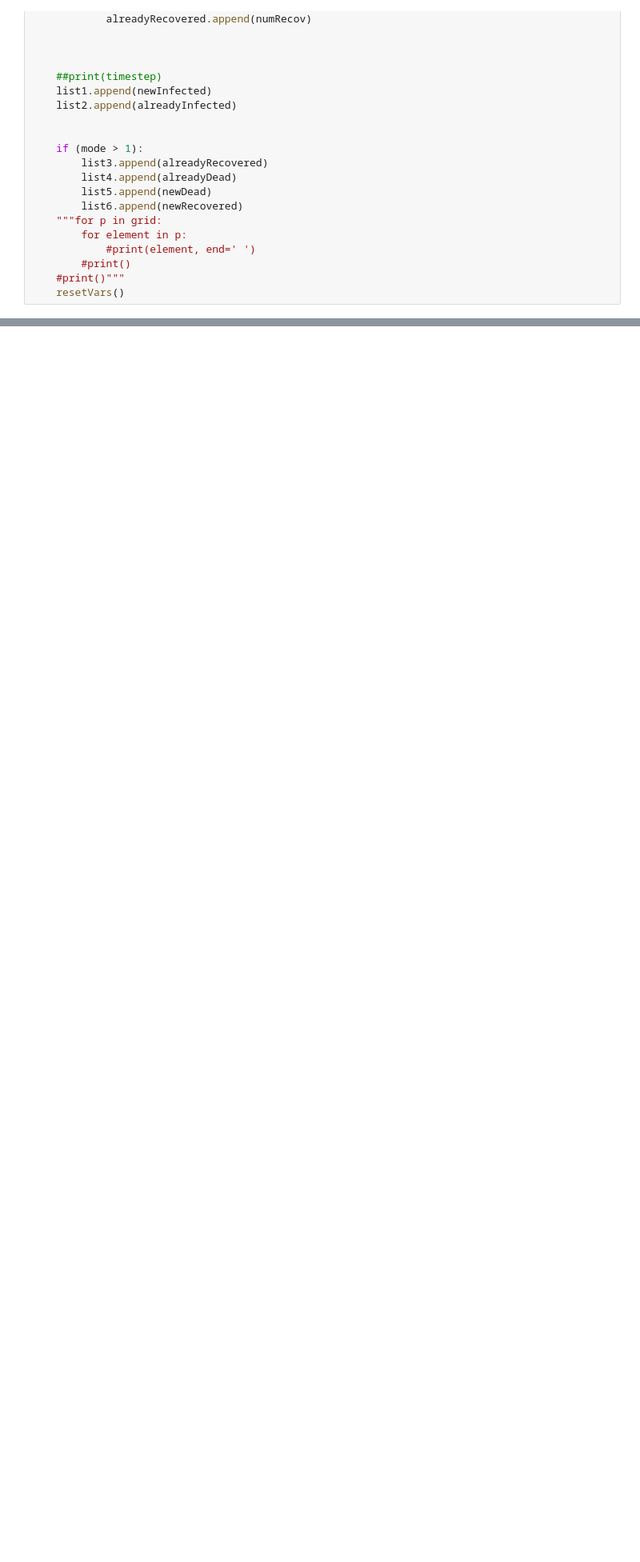
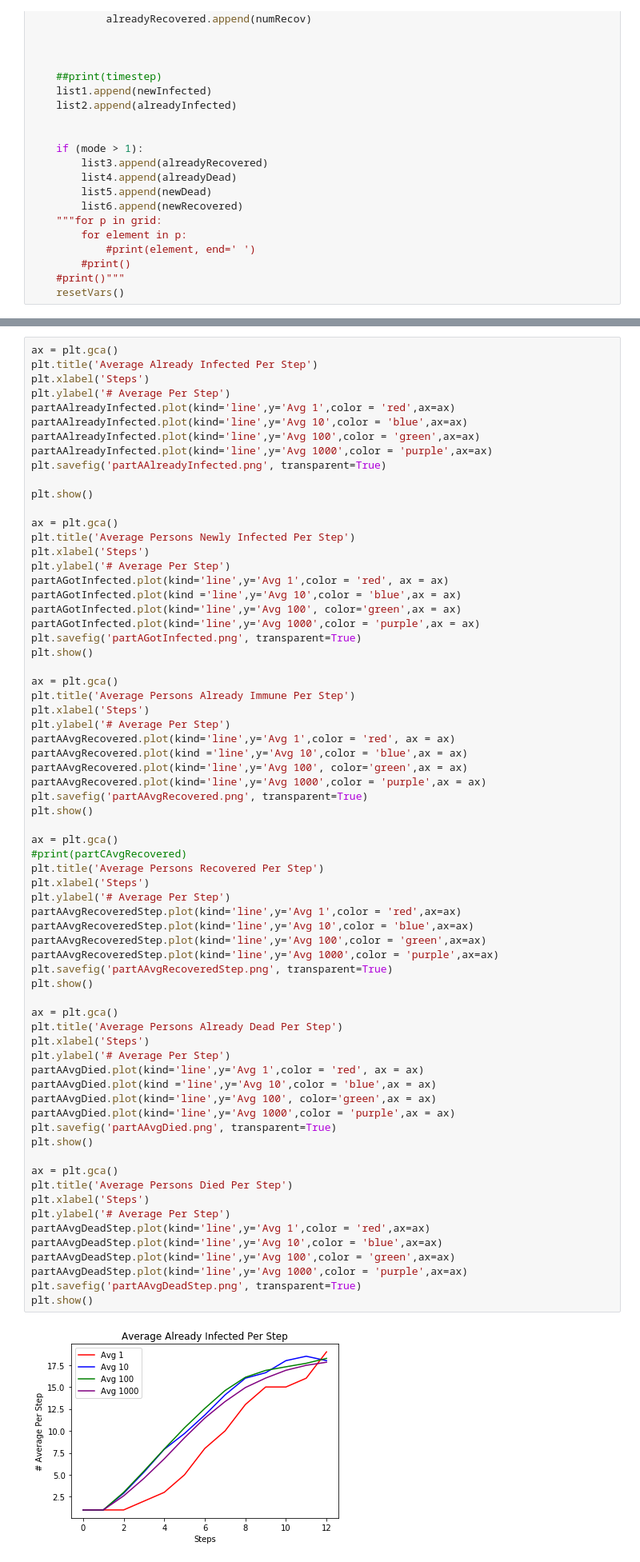
Before and after one commit to CNVanegas/154-COVID-19-SIM, a Jupyter notebook: 154 SimProject.ipynb, the cells around one changed output, grey strips where cells are left out. Shown at 80% size. Drawn from its saved outputs; the diff is of its cells as text; blank space fills up the shorter version.

```diff
--- a/154 SimProject.ipynb
+++ b/154 SimProject.ipynb
@@ -422,0 +417,70 @@ partAAlreadyInfected["Avg 1000"] = tempDF.mean(axis = 0)
+# %%
+ax = plt.gca()
+plt.title('Average Already Infected Per Step')
+plt.xlabel('Steps')
+plt.ylabel('# Average Per Step')
+partAAlreadyInfected.plot(kind='line',y='Avg 1',color = 'red',ax=ax)
+partAAlreadyInfected.plot(kind='line',y='Avg 10',color = 'blue',ax=ax)
+partAAlreadyInfected.plot(kind='line',y='Avg 100',color = 'green',ax=ax)
+partAAlreadyInfected.plot(kind='line',y='Avg 1000',color = 'purple',ax=ax)
+plt.savefig('partAAlreadyInfected.png', transparent=True)
+
+plt.show()
+
+ax = plt.gca()
+plt.title('Average Persons Newly Infected Per Step')
+plt.xlabel('Steps')
+plt.ylabel('# Average Per Step')
+partAGotInfected.plot(kind='line',y='Avg 1',color = 'red', ax = ax)
+partAGotInfected.plot(kind ='line',y='Avg 10',color = 'blue',ax = ax)
+partAGotInfected.plot(kind='line',y='Avg 100', color='green',ax = ax)
+partAGotInfected.plot(kind='line',y='Avg 1000',color = 'purple',ax = ax)
+plt.savefig('partAGotInfected.png', transparent=True)
+plt.show()
+
+ax = plt.gca()
+plt.title('Average Persons Already Immune Per Step')
+plt.xlabel('Steps')
+plt.ylabel('# Average Per Step')
+partAAvgRecovered.plot(kind='line',y='Avg 1',color = 'red', ax = ax)
+partAAvgRecovered.plot(kind ='line',y='Avg 10',color = 'blue',ax = ax)
+partAAvgRecovered.plot(kind='line',y='Avg 100', color='green',ax = ax)
+partAAvgRecovered.plot(kind='line',y='Avg 1000',color = 'purple',ax = ax)
+plt.savefig('partAAvgRecovered.png', transparent=True)
+plt.show()
+
+ax = plt.gca()
+#print(partCAvgRecovered)
+plt.title('Average Persons Recovered Per Step')
+plt.xlabel('Steps')
+plt.ylabel('# Average Per Step')
+partAAvgRecoveredStep.plot(kind='line',y='Avg 1',color = 'red',ax=ax)
+partAAvgRecoveredStep.plot(kind='line',y='Avg 10',color = 'blue',ax=ax)
+partAAvgRecoveredStep.plot(kind='line',y='Avg 100',color = 'green',ax=ax)
+partAAvgRecoveredStep.plot(kind='line',y='Avg 1000',color = 'purple',ax=ax)
+plt.savefig('partAAvgRecoveredStep.png', transparent=True)
+plt.show()
+
+ax = plt.gca()
+plt.title('Average Persons Already Dead Per Step')
+plt.xlabel('Steps')
+plt.ylabel('# Average Per Step')
+partAAvgDied.plot(kind='line',y='Avg 1',color = 'red', ax = ax)
+partAAvgDied.plot(kind ='line',y='Avg 10',color = 'blue',ax = ax)
+partAAvgDied.plot(kind='line',y='Avg 100', color='green',ax = ax)
+partAAvgDied.plot(kind='line',y='Avg 1000',color = 'purple',ax = ax)
+plt.savefig('partAAvgDied.png', transparent=True)
+plt.show()
+
+ax = plt.gca()
+plt.title('Average Persons Died Per Step')
+plt.xlabel('Steps')
+plt.ylabel('# Average Per Step')
+partAAvgDeadStep.plot(kind='line',y='Avg 1',color = 'red',ax=ax)
+partAAvgDeadStep.plot(kind='line',y='Avg 10',color = 'blue',ax=ax)
+partAAvgDeadStep.plot(kind='line',y='Avg 100',color = 'green',ax=ax)
+partAAvgDeadStep.plot(kind='line',y='Avg 1000',color = 'purple',ax=ax)
+plt.savefig('partAAvgDeadStep.png', transparent=True)
+plt.show()
+# %% [output]
+[figure, added]
```
Also changed, not shown: parts of 12 cells of this notebook, 23 other files.
